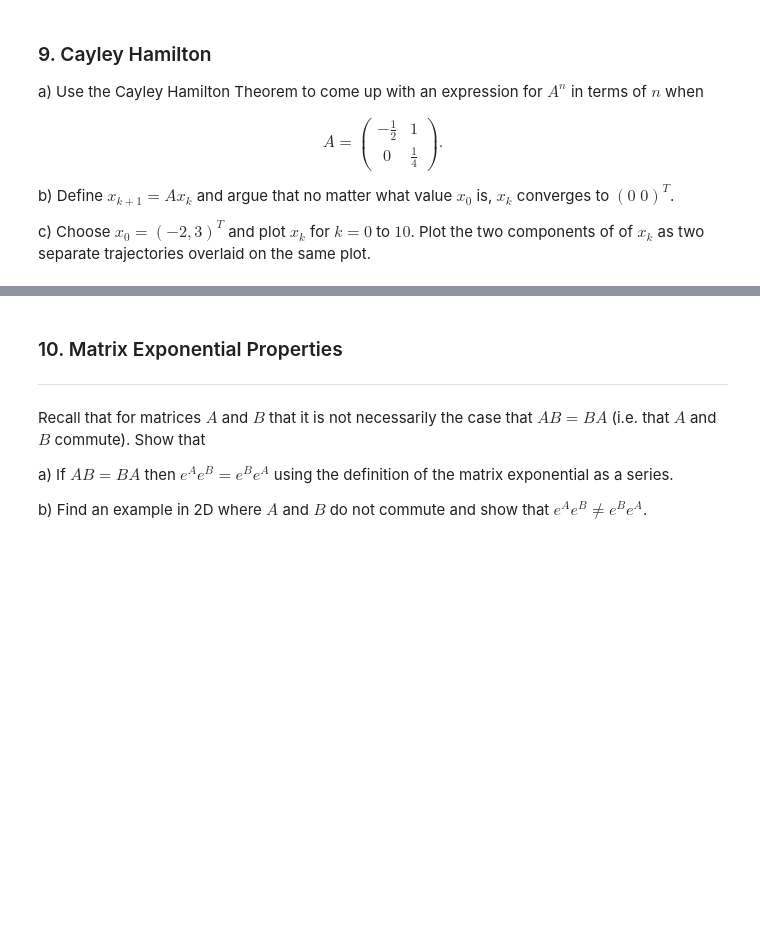
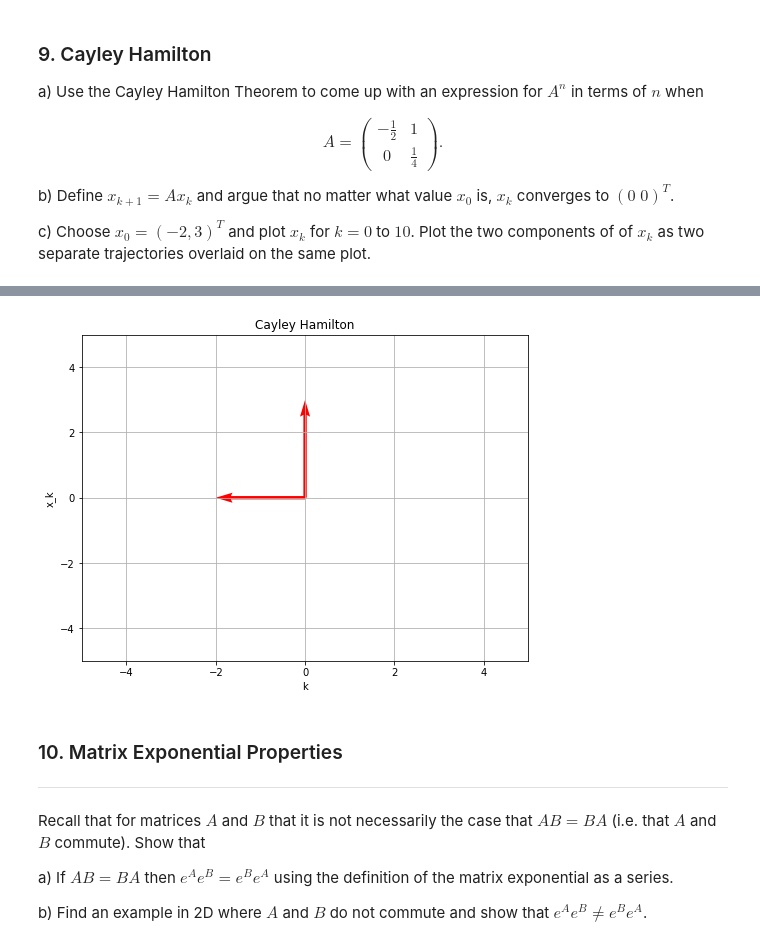
Before and after one commit to kegedy/EE502P, a Jupyter notebook: hw/kevin/HW04.ipynb, the cells around one changed output, grey strips where cells are left out. Cells and saved outputs as stored; diff of their text form; code cells hidden in the pictures; blank space fills up the shorter version.

```diff
--- a/hw/kevin/HW04.ipynb
+++ b/hw/kevin/HW04.ipynb
@@ -1003,3 +1082,20 @@ A^5 & = & \frac{-5A^2}{64} + \frac{3A}{128} \\
+# %%
+# plot
+N = 10
+𝑘 = np.arange(0,N+1)
+origin = [0,0]
+𝑥0=np.array([[-2],[3]])
+fig,ax = plt.subplots(figsize=(8,6))
+plt.quiver(*origin,x0[0],0, color='red',angles='xy', scale_units='xy', scale=1)
+plt.quiver(*origin,0,x0[1], color='red',angles='xy', scale_units='xy', scale=1)
+plt.xlim(-5, 5)
+plt.ylim(-5,5)
+plt.title('Cayley Hamilton')
+plt.xlabel('k')
+plt.ylabel('x_k')
+plt.grid(True);
+# %% [output]
+[figure, added]
 # %% [markdown]
 ### 10. Matrix Exponential Properties
 ---
```
Also changed, not shown: parts of 30 cells of this notebook.
